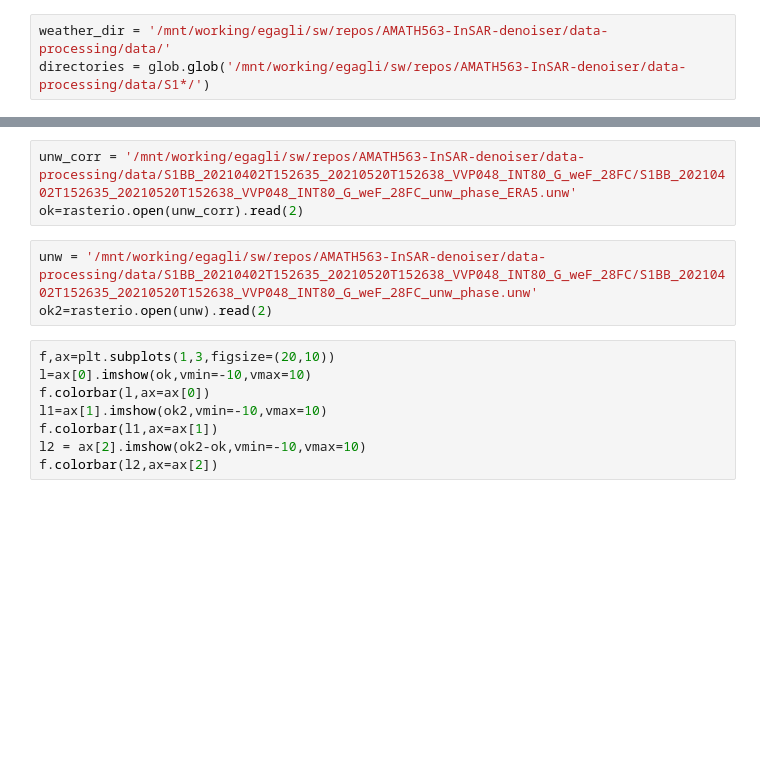
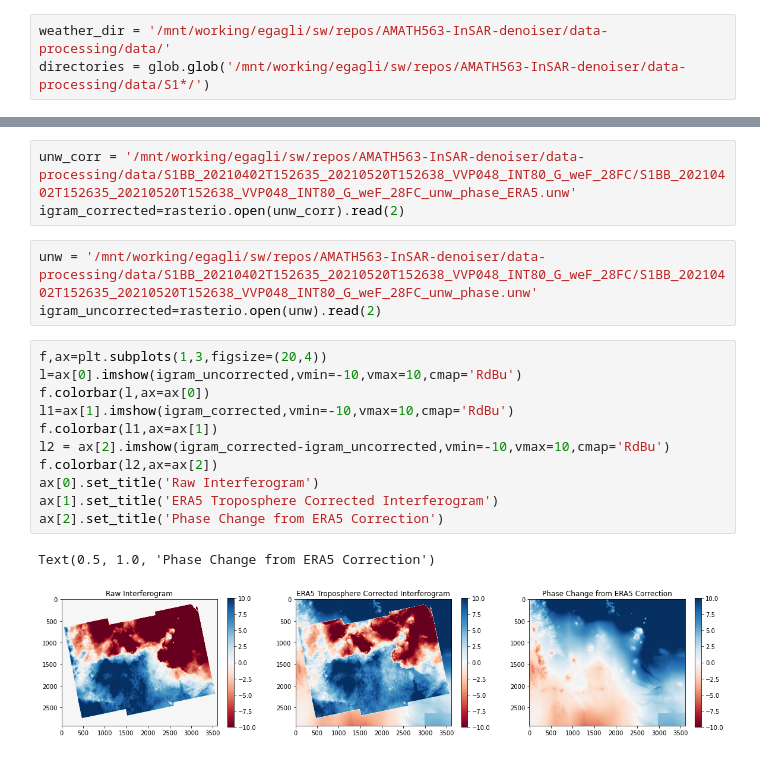
Before and after one commit to gbrencher/AMATH563-InSAR-denoiser, a Jupyter notebook: data-processing/era5_correction_individual_igrams.ipynb, the cells around one changed output, grey strips where cells are left out. Saved outputs shown, nothing was run; the diff lists cells and outputs as text; blank space fills up the shorter version.

Commit message:
add a bit of documentation to the nb and clean up plots

```diff
--- a/data-processing/era5_correction_individual_igrams.ipynb
+++ b/data-processing/era5_correction_individual_igrams.ipynb
@@ -75,2 +76,2 @@ unw_corr = '/mnt/working/egagli/sw/repos/AMATH563-InSAR-denoiser/data-processing
-ok=rasterio.open(unw_corr).read(2)
+igram_corrected=rasterio.open(unw_corr).read(2)
 # %%
@@ -78,9 +79,15 @@ unw = '/mnt/working/egagli/sw/repos/AMATH563-InSAR-denoiser/data-processing/data
-ok2=rasterio.open(unw).read(2)
+igram_uncorrected=rasterio.open(unw).read(2)
 # %%
-f,ax=plt.subplots(1,3,figsize=(20,10))
-l=ax[0].imshow(ok,vmin=-10,vmax=10)
+f,ax=plt.subplots(1,3,figsize=(20,4))
+l=ax[0].imshow(igram_uncorrected,vmin=-10,vmax=10,cmap='RdBu')
 f.colorbar(l,ax=ax[0])
-l1=ax[1].imshow(ok2,vmin=-10,vmax=10)
+l1=ax[1].imshow(igram_corrected,vmin=-10,vmax=10,cmap='RdBu')
 f.colorbar(l1,ax=ax[1])
-l2 = ax[2].imshow(ok2-ok,vmin=-10,vmax=10)
+l2 = ax[2].imshow(igram_corrected-igram_uncorrected,vmin=-10,vmax=10,cmap='RdBu')
 f.colorbar(l2,ax=ax[2])
+ax[0].set_title('Raw Interferogram')
+ax[1].set_title('ERA5 Troposphere Corrected Interferogram')
+ax[2].set_title('Phase Change from ERA5 Correction')
+# %% [output]
+Text(0.5, 1.0, 'Phase Change from ERA5 Correction')
+[figure, added]
```
Also changed, not shown: parts of 1 cell of this notebook.
